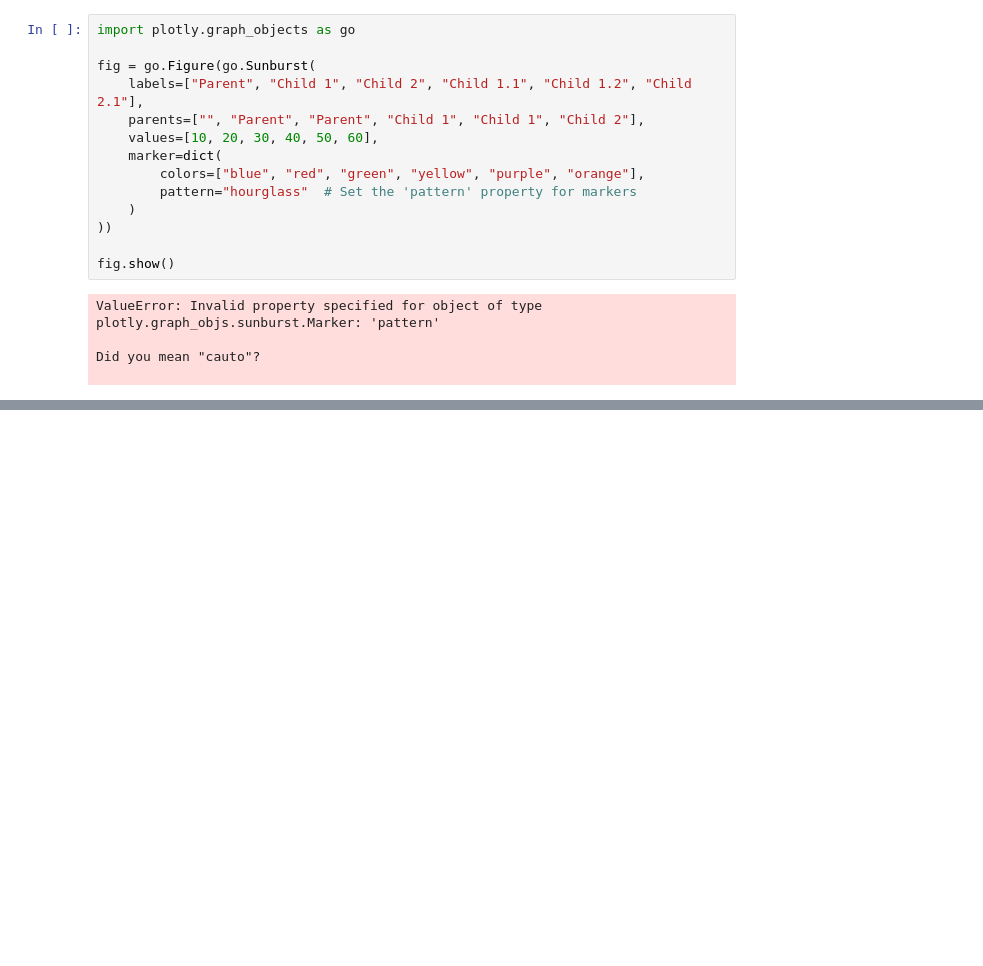
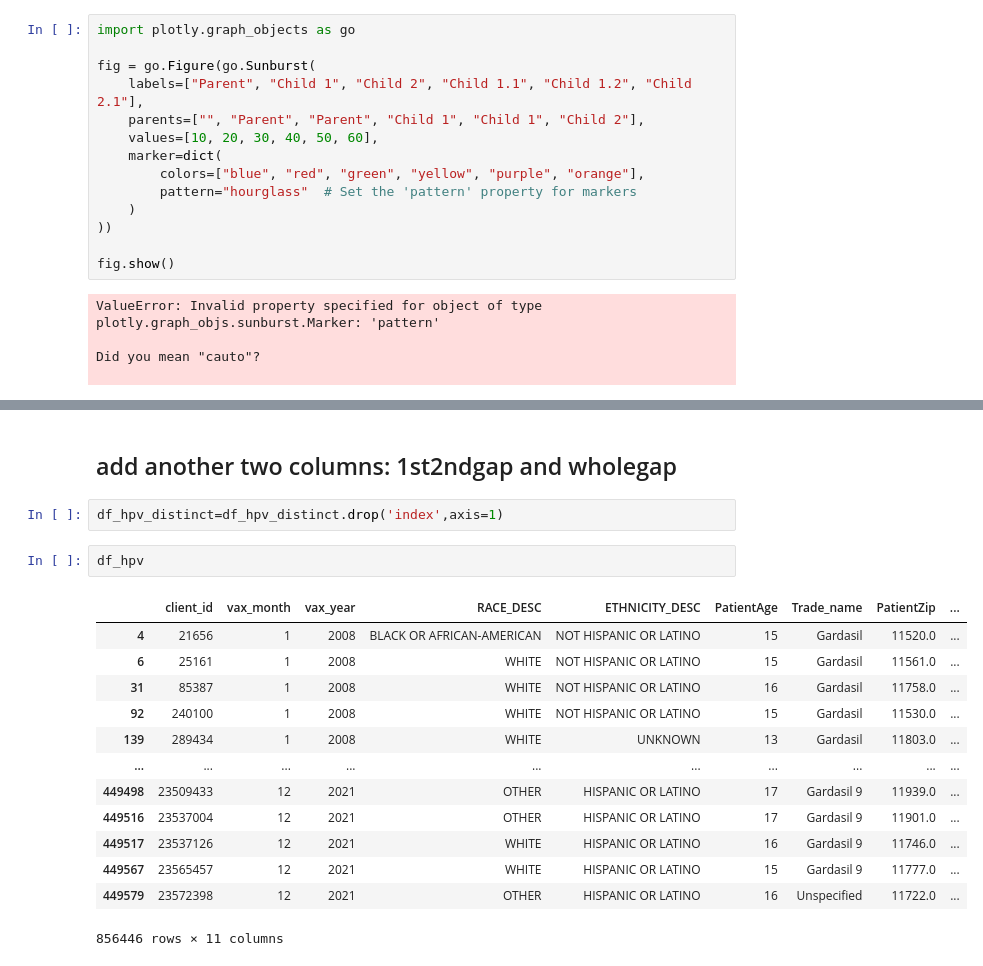
Before and after one commit to ZihanDing/EHR_project, a Jupyter notebook: HpvVaccine/Dose_Period_Analysis.ipynb, the cells around one changed output, grey strips where cells are left out. Saved outputs shown, nothing was run; the diff lists cells and outputs as text; blank space fills up the shorter version.

```diff
--- a/HpvVaccine/Dose_Period_Analysis.ipynb
+++ b/HpvVaccine/Dose_Period_Analysis.ipynb
@@ -630,0 +757,20 @@ Did you mean "cauto"?
+# %% [markdown]
+## add another two columns: 1st2ndgap and wholegap
+# %%
+df_hpv_distinct=df_hpv_distinct.drop('index',axis=1)
+# %%
+df_hpv
+# %% [output]
+|  | client_id | vax_month | vax_year | RACE_DESC | ETHNICITY_DESC | PatientAge | Trade_name | PatientZip | ... |
+| 4 | 21656 | 1 | 2008 | BLACK OR AFRICAN-AMERICAN | NOT HISPANIC OR LATINO | 15 | Gardasil | 11520.0 | ... |
+| 6 | 25161 | 1 | 2008 | WHITE | NOT HISPANIC OR LATINO | 15 | Gardasil | 11561.0 | ... |
+| 31 | 85387 | 1 | 2008 | WHITE | NOT HISPANIC OR LATINO | 16 | Gardasil | 11758.0 | ... |
+| 92 | 240100 | 1 | 2008 | WHITE | NOT HISPANIC OR LATINO | 15 | Gardasil | 11530.0 | ... |
+| 139 | 289434 | 1 | 2008 | WHITE | UNKNOWN | 13 | Gardasil | 11803.0 | ... |
+| ... | ... | ... | ... | ... | ... | ... | ... | ... | ... |
+| 449498 | 23509433 | 12 | 2021 | OTHER | HISPANIC OR LATINO | 17 | Gardasil 9 | 11939.0 | ... |
+| 449516 | 23537004 | 12 | 2021 | OTHER | HISPANIC OR LATINO | 17 | Gardasil 9 | 11901.0 | ... |
+| 449517 | 23537126 | 12 | 2021 | WHITE | HISPANIC OR LATINO | 16 | Gardasil 9 | 11746.0 | ... |
+| 449567 | 23565457 | 12 | 2021 | WHITE | HISPANIC OR LATINO | 15 | Gardasil 9 | 11777.0 | ... |
+| 449579 | 23572398 | 12 | 2021 | OTHER | HISPANIC OR LATINO | 16 | Unspecified | 11722.0 | ... |
+856446 rows × 11 columns
```
Also changed, not shown: parts of 79 cells of this notebook, 2 other files.
